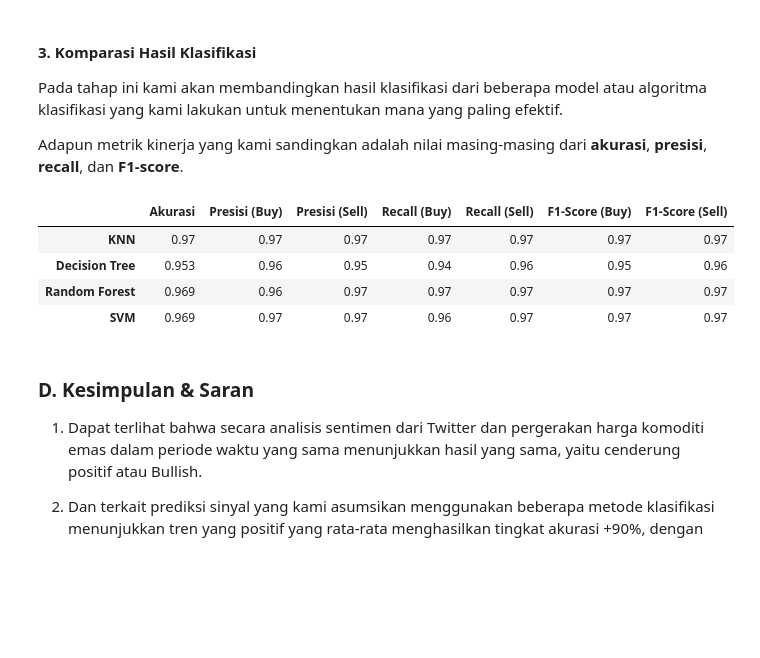
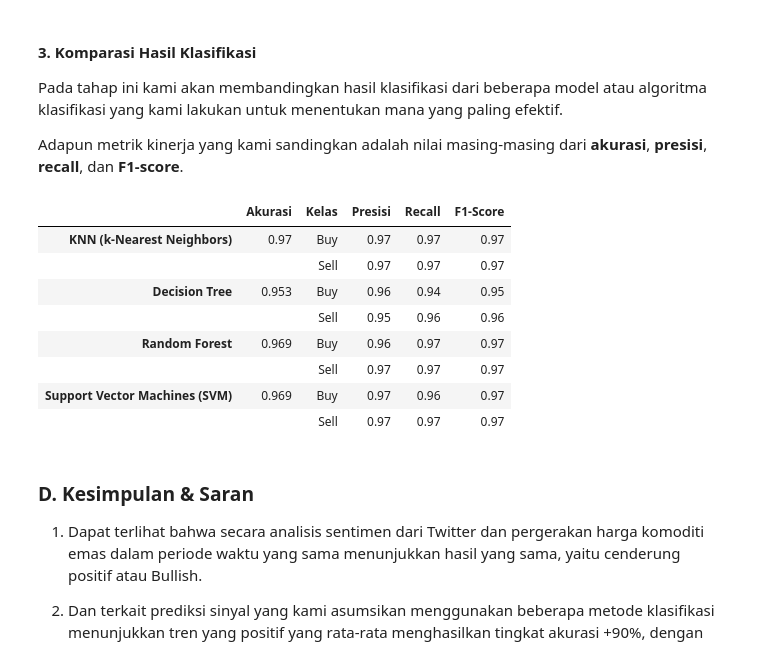
Before and after one commit to novay/amikom, a Jupyter notebook: nlp2_classification.ipynb, the cells around one changed output. Drawn from its saved outputs; the diff is of its cells as text; code cells hidden in the pictures; blank space fills up the shorter version.

```diff
--- a/nlp2_classification.ipynb
+++ b/nlp2_classification.ipynb
@@ -1033,55 +1033,79 @@ Adapun metrik kinerja yang kami sandingkan adalah nilai masing-masing dari **aku
 # %%
 from sklearn.metrics import accuracy_score
 
-index= ['KNN', 'Decision Tree', 'Random Forest', 'SVM']
-cols = ['Akurasi', 'Presisi (Buy)', 'Presisi (Sell)', 'Recall (Buy)', 'Recall (Sell)', 'F1-Score (Buy)', 'F1-Score (Sell)']
+index= ['KNN (k-Nearest Neighbors)', '', 'Decision Tree', '', 'Random Forest', '', 'Support Vector Machines (SVM)', '']
+cols = ['Akurasi', 'Kelas', 'Presisi', 'Recall', 'F1-Score']
 
 komparasi = pd.DataFrame(np.array([
     [
         round(accuracy_score(Y_test, y_predKNN), 3),
+        'Buy',
         classification_report(Y_test, y_predKNN)[128:132],
+        classification_report(Y_test, y_predKNN)[138:142],
+        classification_report(Y_test, y_predKNN)[148:152],
+    ],
+    [
+        '',
+        'Sell',
         classification_report(Y_test, y_predKNN)[74:78],
-        classification_report(Y_test, y_predKNN)[138:142],
         classification_report(Y_test, y_predKNN)[84:88],
-        classification_report(Y_test, y_predKNN)[148:152],
         classification_report(Y_test, y_predKNN)[94:98],
     ],
     [
         round(accuracy_score(Y_test, y_predDT), 3),
+        'Buy',
         classification_report(Y_test, y_predDT)[128:132],
+        classification_report(Y_test, y_predDT)[138:142],
+        classification_report(Y_test, y_predDT)[148:152],
+    ],
+    [
+        '',
+        'Sell',
         classification_report(Y_test, y_predDT)[74:78],
-        classification_report(Y_test, y_predDT)[138:142],
         classification_report(Y_test, y_predDT)[84:88],
-        classification_report(Y_test, y_predDT)[148:152],
         classification_report(Y_test, y_predDT)[94:98],
     ],
     [
         round(accuracy_score(Y_test, y_predRF), 3),
+        'Buy',
         classification_report(Y_test, y_predRF)[128:132],
+        classification_report(Y_test, y_predRF)[138:142],
+        classification_report(Y_test, y_predRF)[148:152],
+    ],
+    [
+        '',
+        'Sell',
         classification_report(Y_test, y_predRF)[74:78],
-        classification_report(Y_test, y_predRF)[138:142],
         classification_report(Y_test, y_predRF)[84:88],
-        classification_report(Y_test, y_predRF)[148:152],
         classification_report(Y_test, y_predRF)[94:98],
-     ],
+    ],
     [
         round(accuracy_score(Y_test, grid_predictions), 3),
+        'Buy',
         classification_report(Y_test, grid_predictions)[128:132],
+        classification_report(Y_test, grid_predictions)[138:142],
+        classification_report(Y_test, grid_predictions)[148:152],
+    ],
+    [
+        '',
+        'Sell',
         classification_report(Y_test, grid_predictions)[74:78],
-        classification_report(Y_test, grid_predictions)[138:142],
         classification_report(Y_test, grid_predictions)[84:88],
-        classification_report(Y_test, grid_predictions)[148:152],
         classification_report(Y_test, grid_predictions)[94:98],
     ]
 ]),index=index, columns=cols)
 
 display(komparasi)
 # %% [output]
-|  | Akurasi | Presisi (Buy) | Presisi (Sell) | Recall (Buy) | Recall (Sell) | F1-Score (Buy) | F1-Score (Sell) |
-| KNN | 0.97 | 0.97 | 0.97 | 0.97 | 0.97 | 0.97 | 0.97 |
-| Decision Tree | 0.953 | 0.96 | 0.95 | 0.94 | 0.96 | 0.95 | 0.96 |
-| Random Forest | 0.969 | 0.96 | 0.97 | 0.97 | 0.97 | 0.97 | 0.97 |
-| SVM | 0.969 | 0.97 | 0.97 | 0.96 | 0.97 | 0.97 | 0.97 |
+|  | Akurasi | Kelas | Presisi | Recall | F1-Score |
+| KNN (k-Nearest Neighbors) | 0.97 | Buy | 0.97 | 0.97 | 0.97 |
+|  |  | Sell | 0.97 | 0.97 | 0.97 |
+| Decision Tree | 0.953 | Buy | 0.96 | 0.94 | 0.95 |
+|  |  | Sell | 0.95 | 0.96 | 0.96 |
+| Random Forest | 0.969 | Buy | 0.96 | 0.97 | 0.97 |
+|  |  | Sell | 0.97 | 0.97 | 0.97 |
+| Support Vector Machines (SVM) | 0.969 | Buy | 0.97 | 0.96 | 0.97 |
+|  |  | Sell | 0.97 | 0.97 | 0.97 |
 # %% [markdown]
 ### **D. Kesimpulan & Saran**<br/>
 1. Dapat terlihat bahwa secara analisis sentimen dari Twitter dan pergerakan harga komoditi emas dalam periode waktu yang sama menunjukkan hasil yang sama, yaitu cenderung positif atau Bullish.
```
